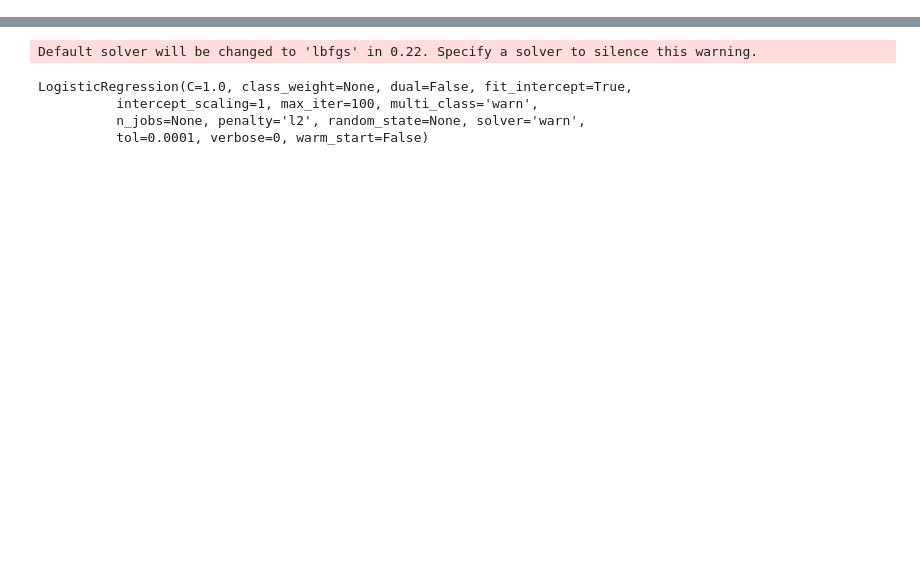
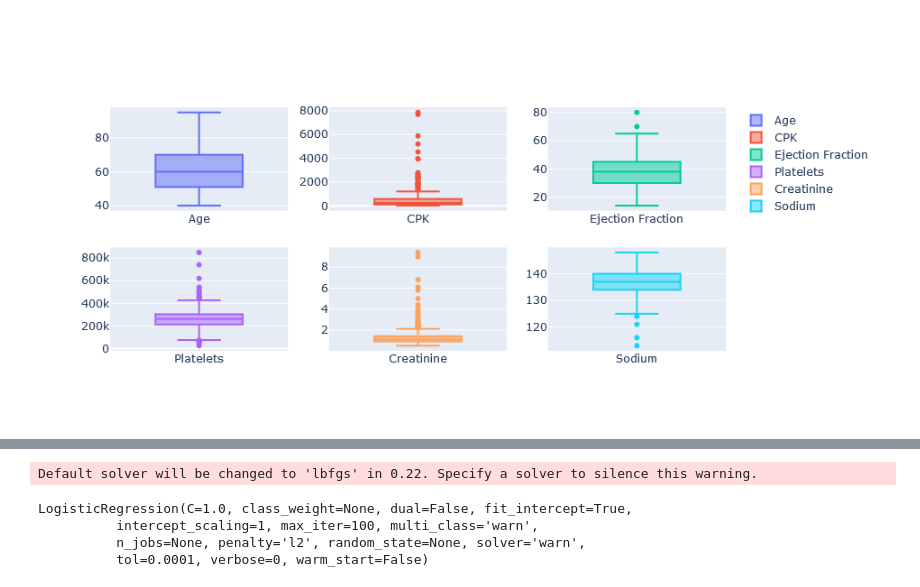
Before and after one commit to ssthor22/MachineLearning, a Jupyter notebook: HeartFailure/HeartFailureML.ipynb, the cells around one changed output, grey strips where cells are left out. Cells and saved outputs as stored; diff of their text form; code cells hidden in the pictures; blank space fills up the shorter version.

```diff
--- a/HeartFailure/HeartFailureML.ipynb
+++ b/HeartFailure/HeartFailureML.ipynb
@@ -25,0 +48,38 @@ Data with input dtype int64, float64 were all converted to float64 by MinMaxScal
+# %%
+# Check for outliers: age, creatinine_phosphokinase, ejection_fraction, platelets, serum_creatinine, serum_sodium
+fig = make_subplots(
+    #subplot_titles("Age", "CPK", "Ejection Fraction", "Platelets", "Creatinine", "Sodium"),
+    rows=2,
+    cols=3 )
+
+fig.add_trace(
+    go.Box(y=X["age"], name="Age"),
+    row=1, col=1
+)
+
+fig.add_trace(
+    go.Box(y=X["creatinine_phosphokinase"], name="CPK"),
+    row=1, col=2
+)
+
+fig.add_trace(
+    go.Box(y=X["ejection_fraction"], name="Ejection Fraction"),
+    row=1, col=3
+)
+
+fig.add_trace(
+    go.Box(y=X["platelets"], name="Platelets"),
+    row=2, col=1
+)
+
+fig.add_trace(
+    go.Box(y=X["serum_creatinine"], name="Creatinine"),
+    row=2, col=2
+)
+
+fig.add_trace(
+    go.Box(y=X["serum_sodium"], name="Sodium"),
+    row=2, col=3
+)
+# %% [output]
+[figure, added]
```
Also changed, not shown: parts of 22 cells of this notebook.
